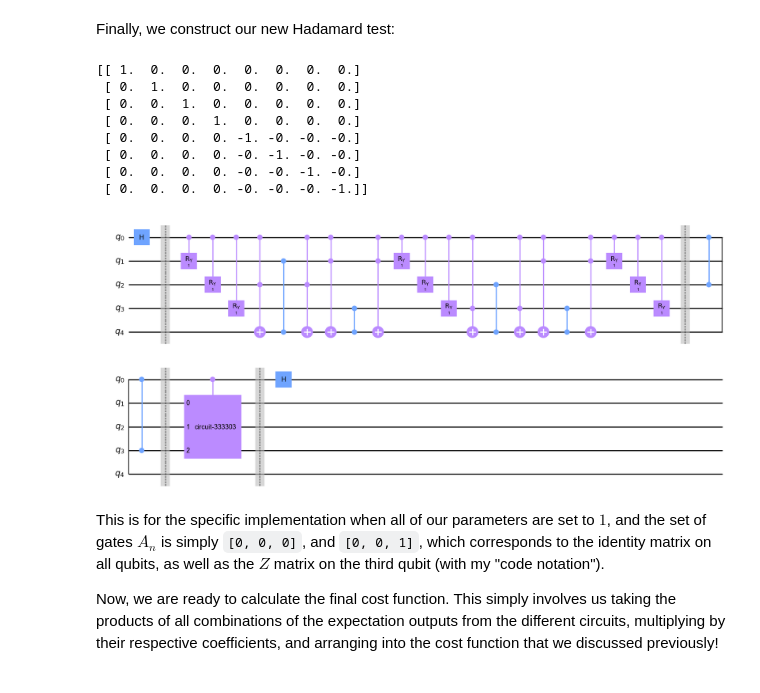
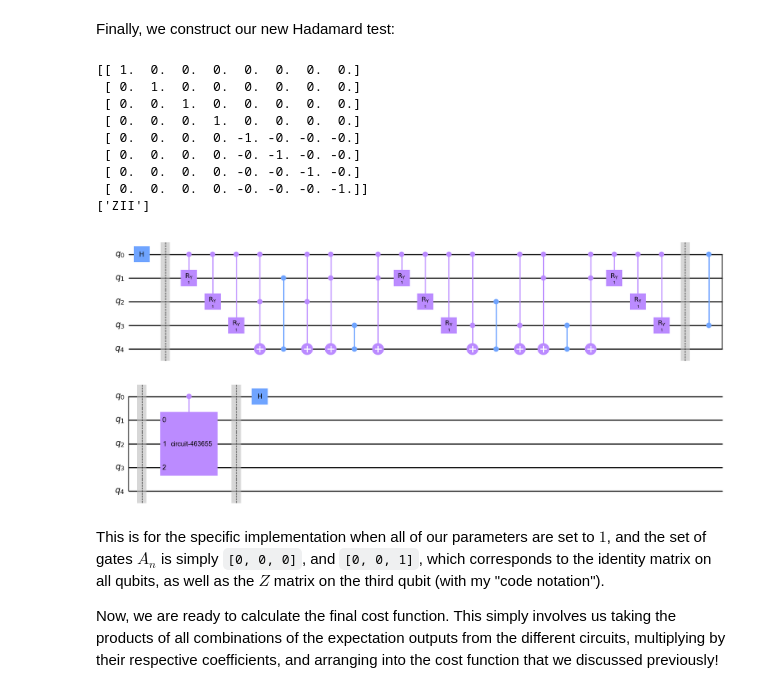
Before and after one commit to cezaris13/CourseWork, a Jupyter notebook: vqls.ipynb, the cells around one changed output. Saved outputs shown, nothing was run; the diff lists cells and outputs as text; code cells hidden in the pictures.

```diff
--- a/vqls.ipynb
+++ b/vqls.ipynb
@@ -487,48 +487,45 @@ Finally, we construct our new Hadamard test:
 # %%
 # Create the controlled Hadamard test, for calculating <psi|psi>
 
-def specialHadamardTest(circ: QuantumCircuit, gateType: list, qubits: list, auxiliaryIndex: int, parameters: list, weights: list):
+def specialHadamardTest(circ: QuantumCircuit, paulis: PauliList, qubits: list, auxiliaryIndex: int, parameters: list, weights: list):
     circ.h(auxiliaryIndex)
 
     circ.barrier()
 
     controlFixedAnsatz(circ, qubits, parameters, auxiliaryIndex)
 
     circ.barrier()
 
-    for ty in range (len(gateType)):# remove this later
-        for i in range(len(gateType[ty])):
-            if (gateType[ty][i] == 1):
-                circ.cz(auxiliaryIndex, qubits[i])
-    # convertMatrixIntoCircuit(circ, paulis, controlled=True, auxiliaryQubit=auxiliaryIndex, showBarriers=False)
+    convertMatrixIntoCircuit(circ, paulis, controlled=True, auxiliaryQubit=auxiliaryIndex, showBarriers=False)
 
     circ.barrier()
 
     controlB(circ, auxiliaryIndex, qubits,weights)
 
     circ.barrier()
 
     circ.h(auxiliaryIndex)
 
 
 matrix = np.kron(zGate(),np.kron(identityGate(),identityGate()))
 print(matrix)
 pauliOp = SparsePauliOp.from_operator(matrix)
-# print (pauliOp.paulis)
+print (pauliOp.paulis)
 
 circ = QuantumCircuit(5)
-specialHadamardTest(circ, [[0, 1, 0], [0, 0, 1]], [1, 2, 3], 0, [[1, 1, 1], [1, 1, 1], [1, 1, 1]], [1, 1, 1, 1, 1, 1, 1, 1])
+specialHadamardTest(circ, pauliOp.paulis, [1, 2, 3], 0, [[1, 1, 1], [1, 1, 1], [1, 1, 1]], [1, 1, 1, 1, 1, 1, 1, 1])
 circ.draw(output="mpl")
 # %% [output]
 [[ 1.  0.  0.  0.  0.  0.  0.  0.]
  [ 0.  1.  0.  0.  0.  0.  0.  0.]
  [ 0.  0.  1.  0.  0.  0.  0.  0.]
  [ 0.  0.  0.  1.  0.  0.  0.  0.]
  [ 0.  0.  0.  0. -1. -0. -0. -0.]
  [ 0.  0.  0.  0. -0. -1. -0. -0.]
  [ 0.  0.  0.  0. -0. -0. -1. -0.]
  [ 0.  0.  0.  0. -0. -0. -0. -1.]]
+['ZII']
-[figure, old version]
+[figure, new version]
 # %% [markdown]
 This is for the specific implementation when all of our parameters are set to $1$, and the set of gates $A_n$ is simply `[0, 0, 0]`, and `[0, 0, 1]`, which corresponds to the identity matrix on all qubits, as well as the $Z$ matrix on the third qubit (with my "code notation").
 
```
Also changed, not shown: parts of 8 cells of this notebook.
